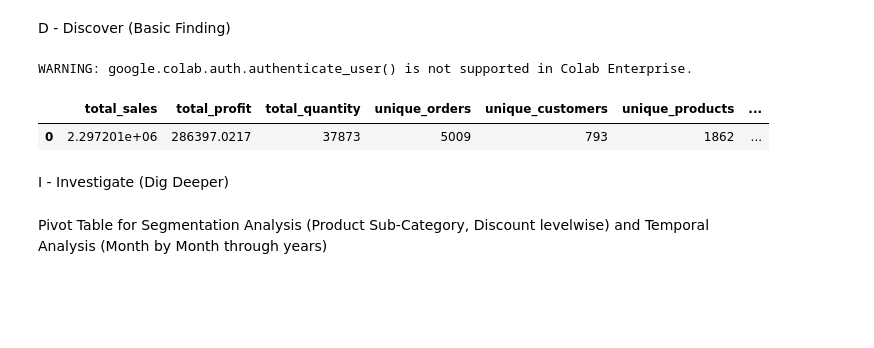
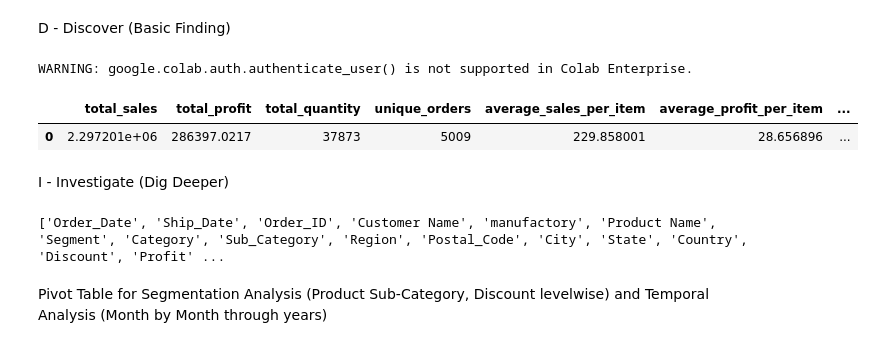
Before and after one commit to kgaero/Team_DN9_Assignment1, a Jupyter notebook: Individual_Analyses/KunalGhosh_Product_Analysis.ipynb, the cells around one changed output. Saved outputs shown, nothing was run; the diff lists cells and outputs as text; code cells hidden in the pictures; blank space fills up the shorter version.

```diff
--- a/Individual_Analyses/KunalGhosh_Product_Analysis.ipynb
+++ b/Individual_Analyses/KunalGhosh_Product_Analysis.ipynb
@@ -87,43 +87,75 @@ from google.colab import auth
 auth.authenticate_user()
 
 # 3. Import BigQuery client and pandas
 from google.cloud import bigquery
 import pandas as pd
 
 # 4. Initialize the client (replace with your project if different)
 client = bigquery.Client(project="mgmt599-kunalghosh-lab1")
 
 # 5. Define your query
 query = """
 SELECT
   SUM(Sales)                   AS total_sales,
   SUM(Profit)                  AS total_profit,
   SUM(Quantity)                AS total_quantity,
   COUNT(DISTINCT Order_ID)     AS unique_orders,
-  COUNT(DISTINCT Customer_ID)  AS unique_customers,
-  COUNT(DISTINCT Product_ID)   AS unique_products,
   AVG(Sales)                   AS average_sales_per_item,
   AVG(Profit)                  AS average_profit_per_item,
   AVG(Discount)                AS average_discount
 FROM
   `mgmt599-kunalghosh-lab1.lab1_eda.superstore`
 """
 
 # 6. Run the query and convert to DataFrame
 df = client.query(query).to_dataframe()
 
 # 7. Inspect the results
 df
 # %% [output]
 WARNING: google.colab.auth.authenticate_user() is not supported in Colab Enterprise.
-|  | total_sales | total_profit | total_quantity | unique_orders | unique_customers | unique_products | ... |
-| 0 | 2.297201e+06 | 286397.0217 | 37873 | 5009 | 793 | 1862 | ... |
+|  | total_sales | total_profit | total_quantity | unique_orders | average_sales_per_item | average_profit_per_item | ... |
+| 0 | 2.297201e+06 | 286397.0217 | 37873 | 5009 | 229.858001 | 28.656896 | ... |
 # %% [markdown]
 I - Investigate (Dig Deeper)
 # %%
 %%bigquery superstore
 
 SELECT * FROM `mgmt599-kunalghosh-lab1.lab1_eda.superstore`
+# %%
+import pandas as pd
+
+# 1. define your old→new mapping (only those with a new name)
+rename_map = {
+    'order_id':      'Order_ID',
+    'order_date':    'Order_Date',
+    'ship_date':     'Ship_Date',
+    'customer':      'Customer Name',
+    'product_name':  'Product Name',
+    'segment':       'Segment',
+    'category':      'Category',
+    'subcategory':   'Sub_Category',
+    'region':        'Region',
+    'zip':           'Postal_Code',
+    'city':          'City',
+    'state':         'State',
+    'country':       'Country',
+    'discount':      'Discount',
+    'profit':        'Profit',
+    'quantity':      'Quantity',
+    'sales':         'Sales',
+    # if/when you know the desired new names, you can add:
+    # 'manufactory':   'Manufacturer',
+    # 'profit_margin': 'Profit Margin',
+}
+
+# 2. apply the renaming in-place
+superstore.rename(columns=rename_map, inplace=True)
+
+# 3. sanity check
+print(superstore.columns.tolist())
+# %% [output]
+['Order_Date', 'Ship_Date', 'Order_ID', 'Customer Name', 'manufactory', 'Product Name', 'Segment', 'Category', 'Sub_Category', 'Region', 'Postal_Code', 'City', 'State', 'Country', 'Discount', 'Profit' ...
 # %%
 prompt = """
 Act as expert in Python, Google Colab, Big Query.
```
Also changed, not shown: parts of 23 cells of this notebook, 13 other files.
